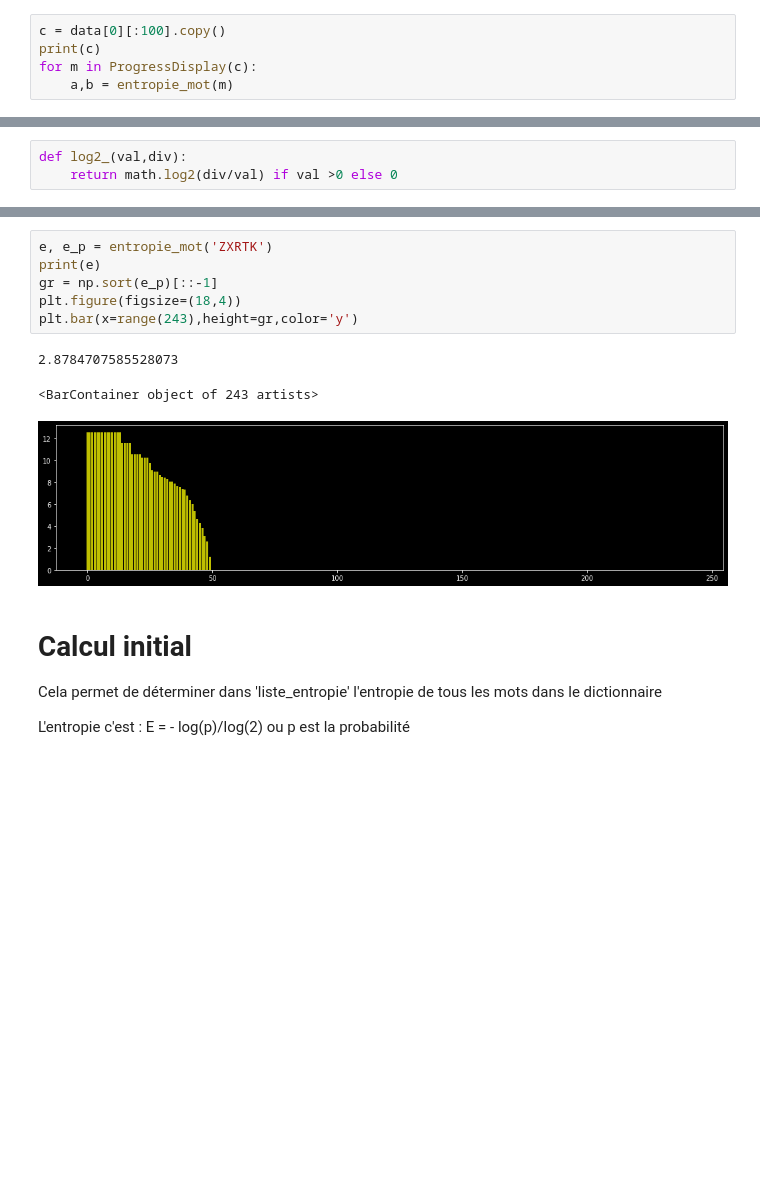
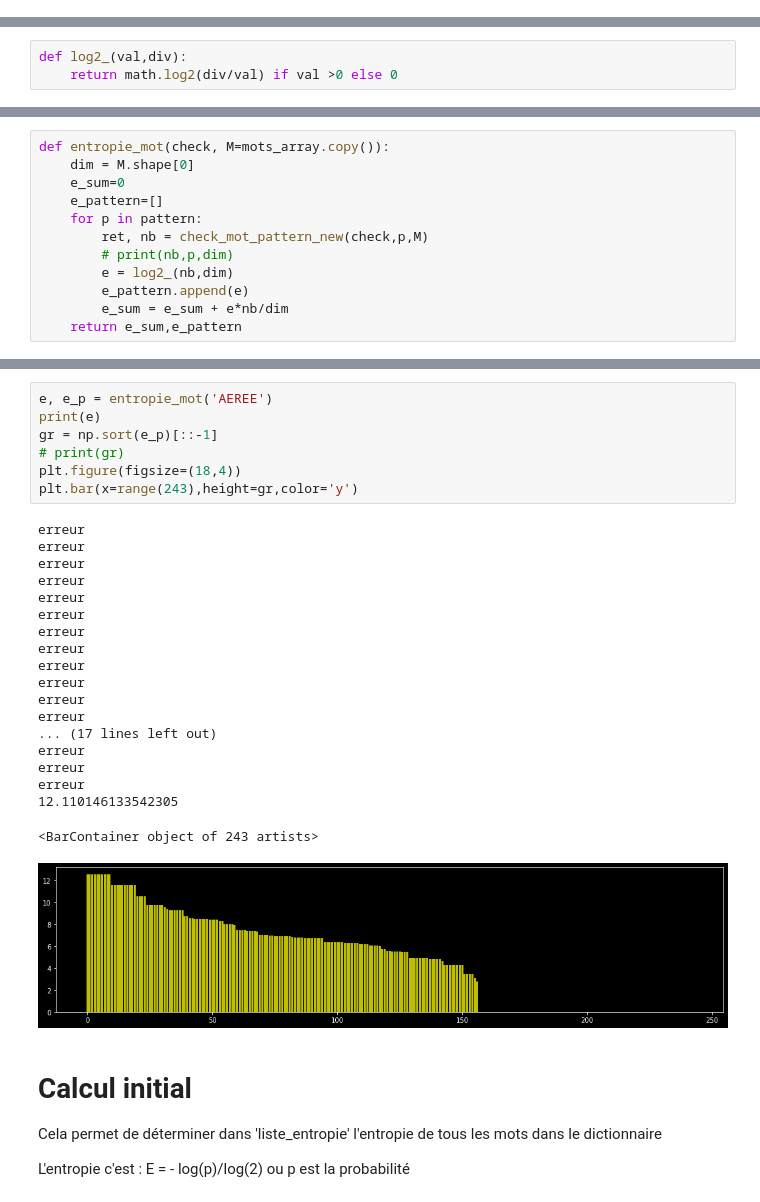
Before and after one commit to e-coucou/Python-dev, a Jupyter notebook: rky001/wordle.ipynb, the cells around one changed output, grey strips where cells are left out. Saved outputs shown, nothing was run; the diff lists cells and outputs as text; blank space fills up the shorter version.

```diff
--- a/rky001/wordle.ipynb
+++ b/rky001/wordle.ipynb
@@ -87,8 +73,3 @@ def check_mot_pattern(check,pattern,M=mots_array.copy(),k=5):
             M = M[(M[:,0] > 0)]
             M = np.delete(M,0,axis=1)
     return M,M.shape[0]
-# %%
-c = data[0][:100].copy()
-print(c)
-for m in ProgressDisplay(c):
-    a,b = entropie_mot(m)
@@ -182,3 +228,15 @@ def entropie_mot(check, M=mots_array.copy()):
         e_pattern.append(e)
         e_sum = e_sum + e*nb/dim
     return e_sum,e_pattern
+# %%
+def entropie_mot(check, M=mots_array.copy()):
+    dim = M.shape[0]
+    e_sum=0
+    e_pattern=[]
+    for p in pattern:
+        ret, nb = check_mot_pattern_new(check,p,M)
+        # print(nb,p,dim)
+        e = log2_(nb,dim)
+        e_pattern.append(e)
+        e_sum = e_sum + e*nb/dim
+    return e_sum,e_pattern
@@ -185,13 +254,30 @@ def entropie_mot(check, M=mots_array.copy()):
 # %%
-e, e_p = entropie_mot('ZXRTK')
+e, e_p = entropie_mot('AEREE')
 print(e)
 gr = np.sort(e_p)[::-1]
+# print(gr)
 plt.figure(figsize=(18,4))
 plt.bar(x=range(243),height=gr,color='y')
 # %% [output]
-2.8784707585528073
+erreur
+erreur
+erreur
+erreur
+erreur
+erreur
+erreur
+erreur
+erreur
+erreur
+erreur
+erreur
+... (17 lines left out)
+erreur
+erreur
+erreur
+12.110146133542305
 <BarContainer object of 243 artists>
-[figure, old version]
+[figure, new version]
 # %% [markdown]
 # Calcul initial
 
```
Also changed, not shown: parts of 28 cells of this notebook, 1 other file.
